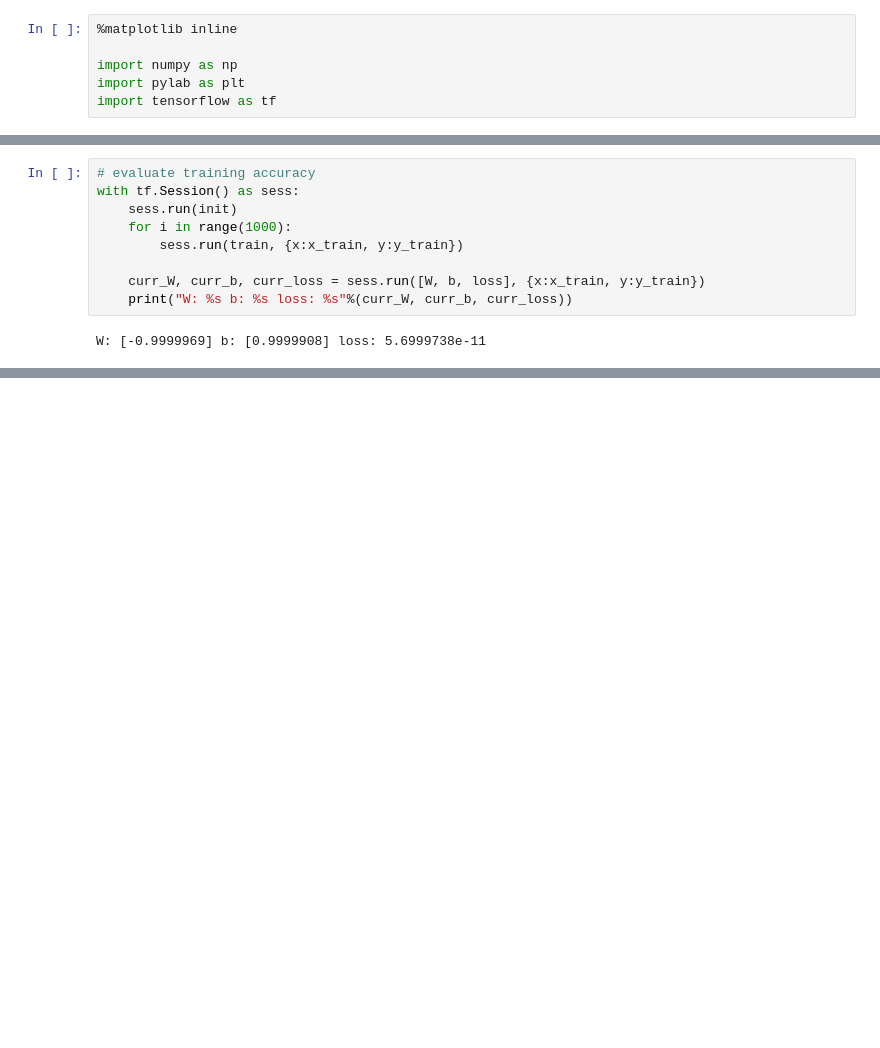
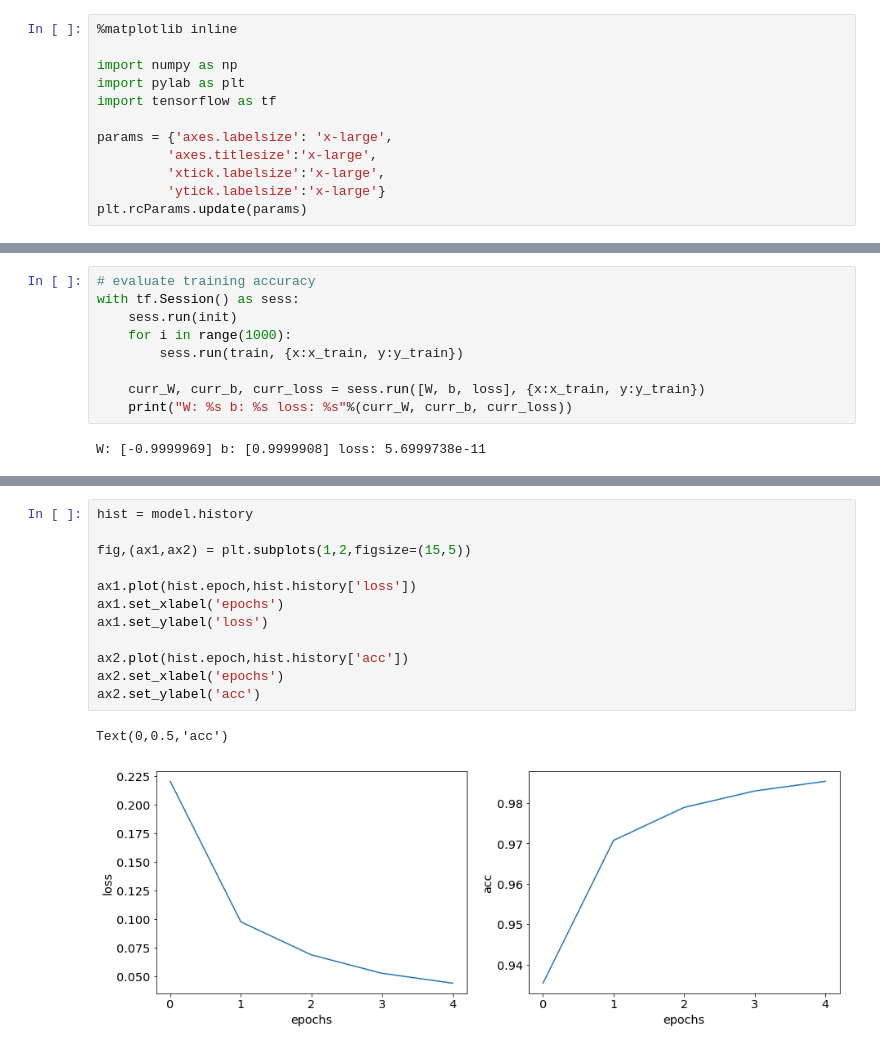
Before and after one commit to vafaei-ar/SBUDS-workshop-2019, a Jupyter notebook: session_I-TF_intro/Inrtoduction.ipynb, the cells around one changed output, grey strips where cells are left out. Saved outputs shown, nothing was run; the diff lists cells and outputs as text; blank space fills up the shorter version.

```diff
--- a/session_I-TF_intro/Inrtoduction.ipynb
+++ b/session_I-TF_intro/Inrtoduction.ipynb
@@ -8,6 +8,12 @@ Tensorflow is an open-source software library for dataflow programming across a
 import numpy as np
 import pylab as plt
 import tensorflow as tf
+
+params = {'axes.labelsize': 'x-large',
+         'axes.titlesize':'x-large',
+         'xtick.labelsize':'x-large',
+         'ytick.labelsize':'x-large'}
+plt.rcParams.update(params)
 # %% [markdown]
 You can define constant in different format like:
 # %%
@@ -162,0 +192,15 @@ Epoch 5/5
+# %%
+hist = model.history
+
+fig,(ax1,ax2) = plt.subplots(1,2,figsize=(15,5))
+
+ax1.plot(hist.epoch,hist.history['loss'])
+ax1.set_xlabel('epochs')
+ax1.set_ylabel('loss')
+
+ax2.plot(hist.epoch,hist.history['acc'])
+ax2.set_xlabel('epochs')
+ax2.set_ylabel('acc')
+# %% [output]
+Text(0,0.5,'acc')
+[figure, added]
```
Also changed, not shown: parts of 7 cells of this notebook, 1 other file.
